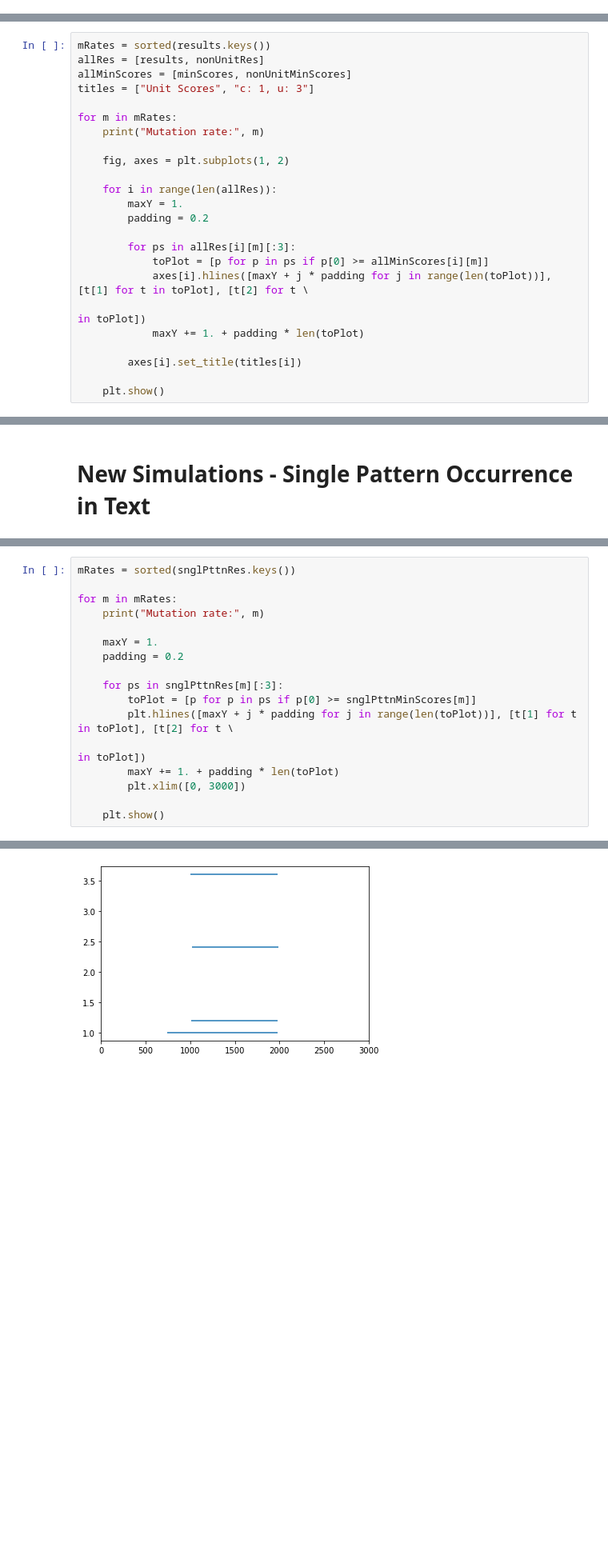
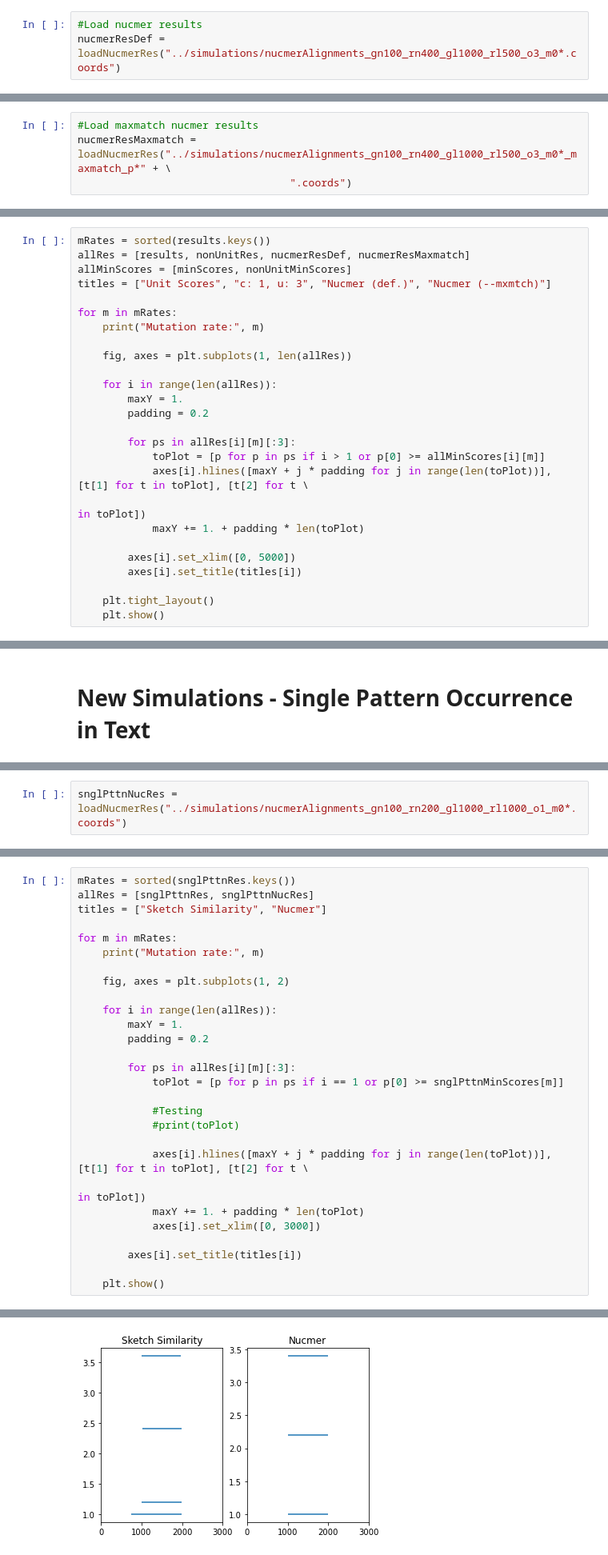
Before and after one commit to medvedevgroup/eskemap, a Jupyter notebook: SimilarityMeasures.ipynb, the cells around one changed output, grey strips where cells are left out. Shown: that part at 80% size. Drawn from its saved outputs; the diff is of its cells as text; blank space fills up the shorter version.

```diff
--- a/SimilarityMeasures.ipynb
+++ b/SimilarityMeasures.ipynb
@@ -411,3 +411,6 @@ for m in nonUnitRes.keys():
 0.0 -139
 0.02 -361
 0.04 -362
+# %%
+#Load nucmer results
+nucmerResDef = loadNucmerRes("../simulations/nucmerAlignments_gn100_rn400_gl1000_rl500_o3_m0*.coords")
@@ -413,0 +435,4 @@ for m in nonUnitRes.keys():
+# %%
+#Load maxmatch nucmer results
+nucmerResMaxmatch = loadNucmerRes("../simulations/nucmerAlignments_gn100_rn400_gl1000_rl500_o3_m0*_maxmatch_p*" + \
+                                  ".coords")
@@ -414,26 +488,28 @@ for m in nonUnitRes.keys():
 # %%
 mRates = sorted(results.keys())
-allRes = [results, nonUnitRes]
+allRes = [results, nonUnitRes, nucmerResDef, nucmerResMaxmatch]
 allMinScores = [minScores, nonUnitMinScores]
-titles = ["Unit Scores", "c: 1, u: 3"]
+titles = ["Unit Scores", "c: 1, u: 3", "Nucmer (def.)", "Nucmer (--mxmtch)"]
 
 for m in mRates:
     print("Mutation rate:", m)
 
-    fig, axes = plt.subplots(1, 2)
+    fig, axes = plt.subplots(1, len(allRes))
 
     for i in range(len(allRes)):
         maxY = 1.
         padding = 0.2
 
         for ps in allRes[i][m][:3]:
-            toPlot = [p for p in ps if p[0] >= allMinScores[i][m]]
+            toPlot = [p for p in ps if i > 1 or p[0] >= allMinScores[i][m]]
             axes[i].hlines([maxY + j * padding for j in range(len(toPlot))], [t[1] for t in toPlot], [t[2] for t \
                                                                                                       in toPlot])
             maxY += 1. + padding * len(toPlot)
 
+        axes[i].set_xlim([0, 5000])
         axes[i].set_title(titles[i])
 
+    plt.tight_layout()
     plt.show()
 # %% [output]
 Mutation rate: 0.0
@@ -488,0 +589,2 @@ Min scores of single pattern texts:
+# %%
+snglPttnNucRes = loadNucmerRes("../simulations/nucmerAlignments_gn100_rn200_gl1000_rl1000_o1_m0*.coords")
@@ -489,21 +612,32 @@ Min scores of single pattern texts:
 # %%
 mRates = sorted(snglPttnRes.keys())
+allRes = [snglPttnRes, snglPttnNucRes]
+titles = ["Sketch Similarity", "Nucmer"]
 
 for m in mRates:
     print("Mutation rate:", m)
 
-    maxY = 1.
-    padding = 0.2
+    fig, axes = plt.subplots(1, 2)
 
-    for ps in snglPttnRes[m][:3]:
-        toPlot = [p for p in ps if p[0] >= snglPttnMinScores[m]]
-        plt.hlines([maxY + j * padding for j in range(len(toPlot))], [t[1] for t in toPlot], [t[2] for t \
+    for i in range(len(allRes)):
+        maxY = 1.
+        padding = 0.2
+
+        for ps in allRes[i][m][:3]:
+            toPlot = [p for p in ps if i == 1 or p[0] >= snglPttnMinScores[m]]
+
+            #Testing
+            #print(toPlot)
+
+            axes[i].hlines([maxY + j * padding for j in range(len(toPlot))], [t[1] for t in toPlot], [t[2] for t \
                                                                                                       in toPlot])
-        maxY += 1. + padding * len(toPlot)
-        plt.xlim([0, 3000])
+            maxY += 1. + padding * len(toPlot)
+            axes[i].set_xlim([0, 3000])
+
+        axes[i].set_title(titles[i])
 
     plt.show()
 # %% [output]
 Mutation rate: 0.0
-[figure, old version]
+[figure, new version]
 Mutation rate: 0.01
```
Also changed, not shown: parts of 7 cells of this notebook, 1 other file.
